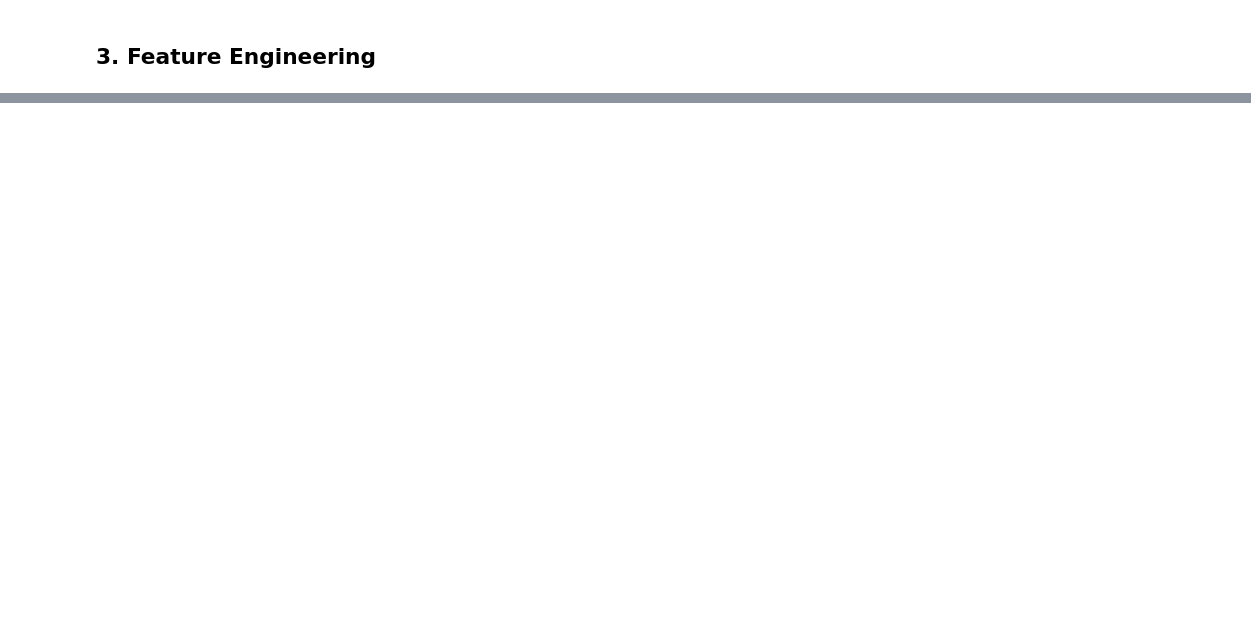
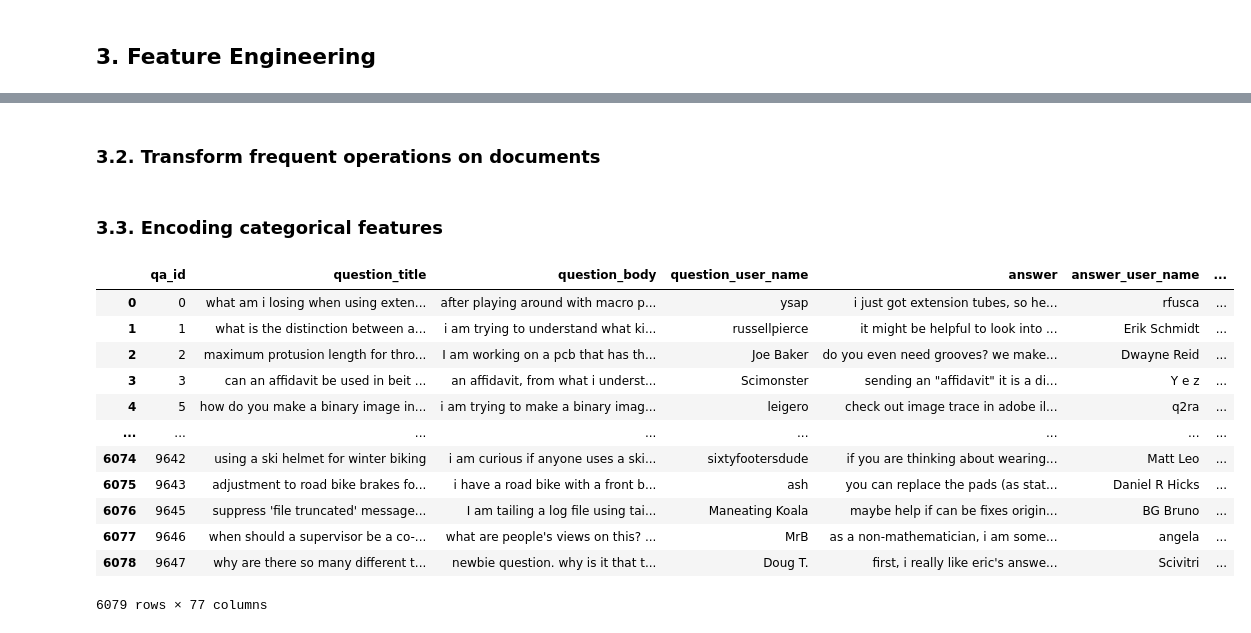
Before and after one commit to szachovy/Google-QUEST-Q-A-Labeling, a Jupyter notebook: agent.ipynb, the cells around one changed output, grey strips where cells are left out. Saved outputs shown, nothing was run; the diff lists cells and outputs as text; code cells hidden in the pictures; blank space fills up the shorter version.

```diff
--- a/agent.ipynb
+++ b/agent.ipynb
@@ -257,0 +235,13 @@ TypeError: unhashable type: 'list'
+# %%
+train_features = brain.Feature_Engineering(X_train)
+test_features = brain.Feature_Engineering(X_test)
+
+X_train['question_title'] = train_features.flow('question_title')
+X_train['question_body'] = train_features.flow('question_body')
+X_train['answer'] = train_features.flow('answer')
+X_test['question_title'] = test_features.flow('question_title')
+X_test['question_body'] = test_features.flow('question_body')
+X_test['answer'] = test_features.flow('answer')
+
+X_train.drop(columns=['question_user_page', 'answer_user_page', 'url'], inplace=True)
+X_test.drop(columns=['question_user_page', 'answer_user_page', 'url'], inplace=True)
@@ -257,0 +258,34 @@ TypeError: unhashable type: 'list'
+# %% [markdown]
+### 3.2. Transform frequent operations on documents
+# %%
+
+X_train['question_title_tfidf_vec'] = train_features.tfidf_vec('question_title')
+X_train['question_body_tfidf_vec'] = train_features.tfidf_vec('question_body')
+X_train['answer_tfidf_vec'] = train_features.tfidf_vec('answer')
+X_test['question_title_tfidf_vec'] = test_features.tfidf_vec('question_title')
+X_test['question_body_tfidf_vec'] = test_features.tfidf_vec('question_body')
+X_test['answer_tfidf_vec'] = test_features.tfidf_vec('answer')
+# %% [markdown]
+### 3.3. Encoding categorical features
+# %%
+X_train = pd.concat([X_train, train_features.dummies_encoding('category'), train_features.dummies_encoding('host')], axis=1)
+X_test = pd.concat([X_test, test_features.dummies_encoding('category'), test_features.dummies_encoding('host')], axis=1)
+
+X_train.drop(columns=['category', 'host'], inplace=True)
+X_test.drop(columns=['category', 'host'], inplace=True)
+# %%
+X_train
+# %% [output]
+|  | qa_id | question_title | question_body | question_user_name | answer | answer_user_name | ... |
+| 0 | 0 | what am i losing when using exten... | after playing around with macro p... | ysap | i just got extension tubes, so he... | rfusca | ... |
+| 1 | 1 | what is the distinction between a... | i am trying to understand what ki... | russellpierce | it might be helpful to look into ... | Erik Schmidt | ... |
+| 2 | 2 | maximum protusion length for thro... | I am working on a pcb that has th... | Joe Baker | do you even need grooves? we make... | Dwayne Reid | ... |
+| 3 | 3 | can an affidavit be used in beit ... | an affidavit, from what i underst... | Scimonster | sending an "affidavit" it is a di... | Y e z | ... |
+| 4 | 5 | how do you make a binary image in... | i am trying to make a binary imag... | leigero | check out image trace in adobe il... | q2ra | ... |
+| ... | ... | ... | ... | ... | ... | ... | ... |
+| 6074 | 9642 | using a ski helmet for winter biking | i am curious if anyone uses a ski... | sixtyfootersdude | if you are thinking about wearing... | Matt Leo | ... |
+| 6075 | 9643 | adjustment to road bike brakes fo... | i have a road bike with a front b... | ash | you can replace the pads (as stat... | Daniel R Hicks | ... |
+| 6076 | 9645 | suppress 'file truncated' message... | I am tailing a log file using tai... | Maneating Koala | maybe help if can be fixes origin... | BG Bruno | ... |
+| 6077 | 9646 | when should a supervisor be a co-... | what are people's views on this? ... | MrB | as a non-mathematician, i am some... | angela | ... |
+| 6078 | 9647 | why are there so many different t... | newbie question. why is it that t... | Doug T. | first, i really like eric's answe... | Scivitri | ... |
+6079 rows × 77 columns
```
Also changed, not shown: parts of 7 cells of this notebook, 5 other files.
